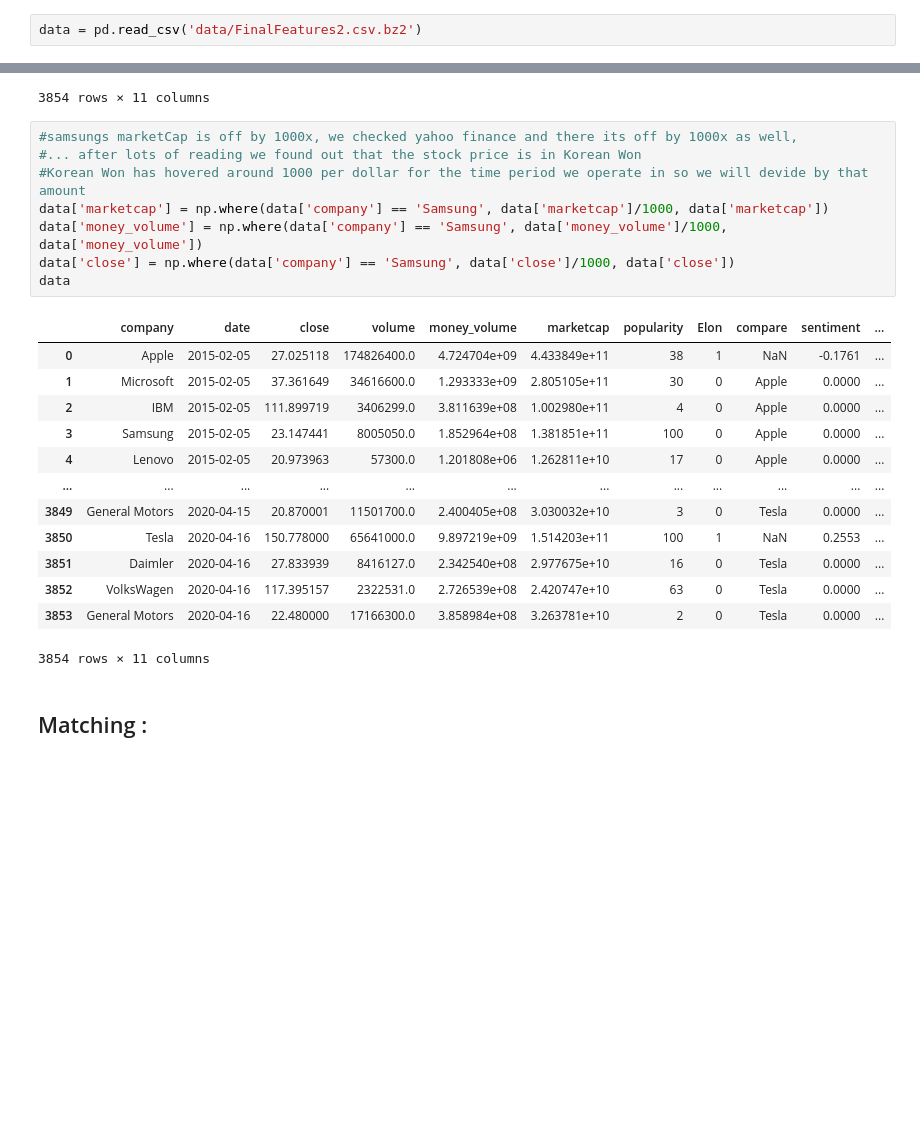
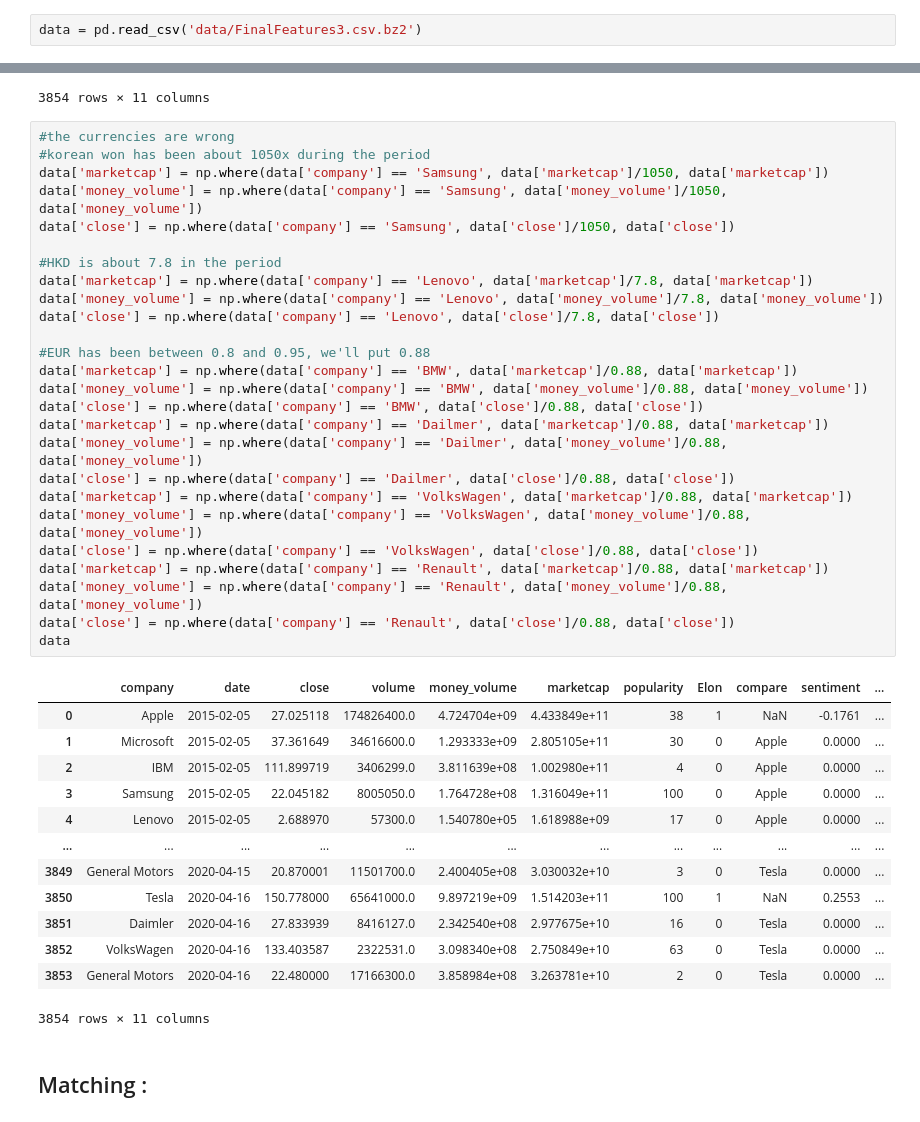
Before and after one commit to LobsterChampage/ada-2021-project-madagascar, a Jupyter notebook: Observational study t-test.ipynb, the cells around one changed output, grey strips where cells are left out. Drawn from its saved outputs; the diff is of its cells as text; blank space fills up the shorter version.

```diff
--- a/Observational study t-test.ipynb
+++ b/Observational study t-test.ipynb
@@ -18,7 +19,7 @@ from popularity import trending_history
 from financials import *
 from compare import *
 # %%
-data = pd.read_csv('data/FinalFeatures2.csv.bz2')
+data = pd.read_csv('data/FinalFeatures3.csv.bz2')
 # %%
 data
 # %% [output]
@@ -36,25 +37,43 @@ data
 | 3853 | General Motors | 2020-04-16 | 22.480000 | 17166300.0 | 3.858984e+08 | 3.263781e+10 | 2 | 0 | Tesla | 0.0000 | ... |
 3854 rows × 11 columns
 # %%
-#samsungs marketCap is off by 1000x, we checked yahoo finance and there its off by 1000x as well,
-#... after lots of reading we found out that the stock price is in Korean Won
-#Korean Won has hovered around 1000 per dollar for the time period we operate in so we will devide by that amount
-data['marketcap'] = np.where(data['company'] == 'Samsung', data['marketcap']/1000, data['marketcap'])
-data['money_volume'] = np.where(data['company'] == 'Samsung', data['money_volume']/1000, data['money_volume'])
-data['close'] = np.where(data['company'] == 'Samsung', data['close']/1000, data['close'])
+#the currencies are wrong
+#korean won has been about 1050x during the period
+data['marketcap'] = np.where(data['company'] == 'Samsung', data['marketcap']/1050, data['marketcap'])
+data['money_volume'] = np.where(data['company'] == 'Samsung', data['money_volume']/1050, data['money_volume'])
+data['close'] = np.where(data['company'] == 'Samsung', data['close']/1050, data['close'])
+
+#HKD is about 7.8 in the period
+data['marketcap'] = np.where(data['company'] == 'Lenovo', data['marketcap']/7.8, data['marketcap'])
+data['money_volume'] = np.where(data['company'] == 'Lenovo', data['money_volume']/7.8, data['money_volume'])
+data['close'] = np.where(data['company'] == 'Lenovo', data['close']/7.8, data['close'])
+
+#EUR has been between 0.8 and 0.95, we'll put 0.88
+data['marketcap'] = np.where(data['company'] == 'BMW', data['marketcap']/0.88, data['marketcap'])
+data['money_volume'] = np.where(data['company'] == 'BMW', data['money_volume']/0.88, data['money_volume'])
+data['close'] = np.where(data['company'] == 'BMW', data['close']/0.88, data['close'])
+data['marketcap'] = np.where(data['company'] == 'Dailmer', data['marketcap']/0.88, data['marketcap'])
+data['money_volume'] = np.where(data['company'] == 'Dailmer', data['money_volume']/0.88, data['money_volume'])
+data['close'] = np.where(data['company'] == 'Dailmer', data['close']/0.88, data['close'])
+data['marketcap'] = np.where(data['company'] == 'VolksWagen', data['marketcap']/0.88, data['marketcap'])
+data['money_volume'] = np.where(data['company'] == 'VolksWagen', data['money_volume']/0.88, data['money_volume'])
+data['close'] = np.where(data['company'] == 'VolksWagen', data['close']/0.88, data['close'])
+data['marketcap'] = np.where(data['company'] == 'Renault', data['marketcap']/0.88, data['marketcap'])
+data['money_volume'] = np.where(data['company'] == 'Renault', data['money_volume']/0.88, data['money_volume'])
+data['close'] = np.where(data['company'] == 'Renault', data['close']/0.88, data['close'])
 data
 # %% [output]
 |  | company | date | close | volume | money_volume | marketcap | popularity | Elon | compare | sentiment | ... |
 | 0 | Apple | 2015-02-05 | 27.025118 | 174826400.0 | 4.724704e+09 | 4.433849e+11 | 38 | 1 | NaN | -0.1761 | ... |
 | 1 | Microsoft | 2015-02-05 | 37.361649 | 34616600.0 | 1.293333e+09 | 2.805105e+11 | 30 | 0 | Apple | 0.0000 | ... |
 | 2 | IBM | 2015-02-05 | 111.899719 | 3406299.0 | 3.811639e+08 | 1.002980e+11 | 4 | 0 | Apple | 0.0000 | ... |
-| 3 | Samsung | 2015-02-05 | 23.147441 | 8005050.0 | 1.852964e+08 | 1.381851e+11 | 100 | 0 | Apple | 0.0000 | ... |
-| 4 | Lenovo | 2015-02-05 | 20.973963 | 57300.0 | 1.201808e+06 | 1.262811e+10 | 17 | 0 | Apple | 0.0000 | ... |
+| 3 | Samsung | 2015-02-05 | 22.045182 | 8005050.0 | 1.764728e+08 | 1.316049e+11 | 100 | 0 | Apple | 0.0000 | ... |
+| 4 | Lenovo | 2015-02-05 | 2.688970 | 57300.0 | 1.540780e+05 | 1.618988e+09 | 17 | 0 | Apple | 0.0000 | ... |
 | ... | ... | ... | ... | ... | ... | ... | ... | ... | ... | ... | ... |
 | 3849 | General Motors | 2020-04-15 | 20.870001 | 11501700.0 | 2.400405e+08 | 3.030032e+10 | 3 | 0 | Tesla | 0.0000 | ... |
 | 3850 | Tesla | 2020-04-16 | 150.778000 | 65641000.0 | 9.897219e+09 | 1.514203e+11 | 100 | 1 | NaN | 0.2553 | ... |
 | 3851 | Daimler | 2020-04-16 | 27.833939 | 8416127.0 | 2.342540e+08 | 2.977675e+10 | 16 | 0 | Tesla | 0.0000 | ... |
-| 3852 | VolksWagen | 2020-04-16 | 117.395157 | 2322531.0 | 2.726539e+08 | 2.420747e+10 | 63 | 0 | Tesla | 0.0000 | ... |
+| 3852 | VolksWagen | 2020-04-16 | 133.403587 | 2322531.0 | 3.098340e+08 | 2.750849e+10 | 63 | 0 | Tesla | 0.0000 | ... |
 | 3853 | General Motors | 2020-04-16 | 22.480000 | 17166300.0 | 3.858984e+08 | 3.263781e+10 | 2 | 0 | Tesla | 0.0000 | ... |
 3854 rows × 11 columns
 # %% [markdown]
```
Also changed, not shown: parts of 37 cells of this notebook, 13 other files.
